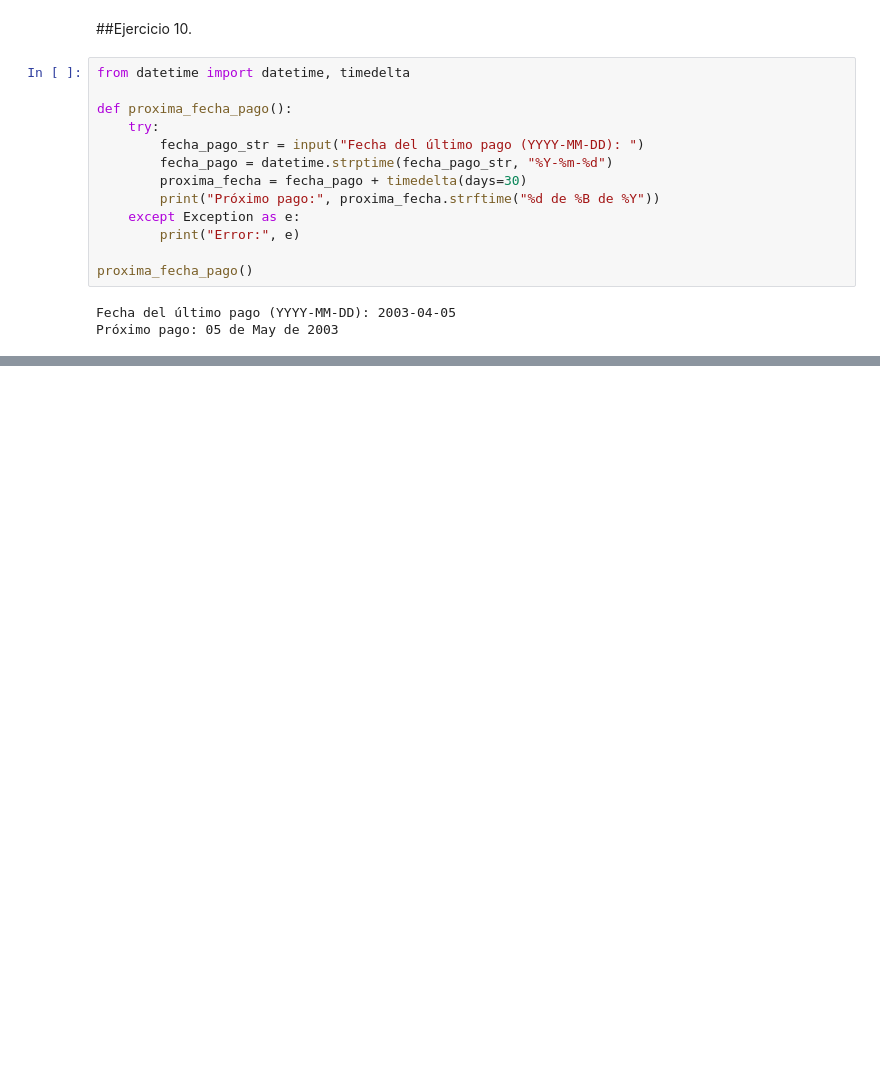
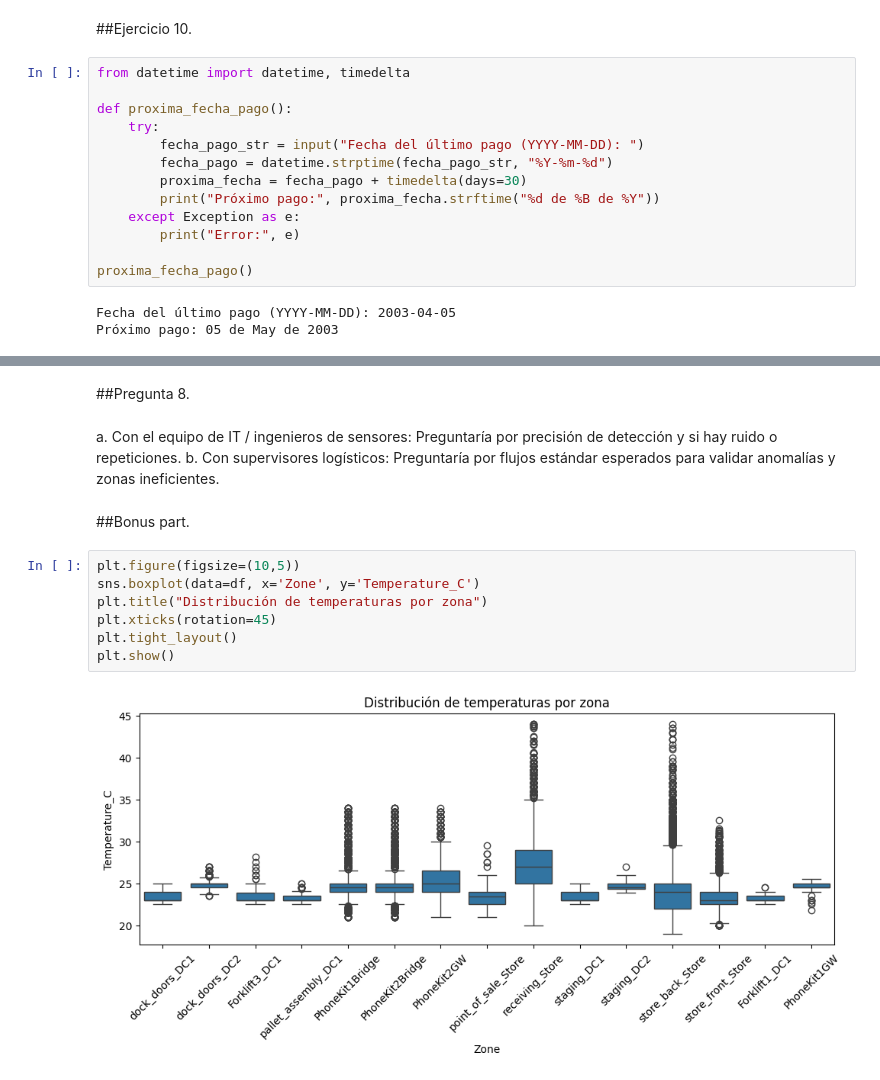
Before and after one commit to SebasFru/Terminal-de-Economia., a Jupyter notebook: Tareas_Economía.ipynb, the cells around one changed output, grey strips where cells are left out. Drawn from its saved outputs; the diff is of its cells as text; blank space fills up the shorter version.

```diff
--- a/Tareas_Economía.ipynb
+++ b/Tareas_Economía.ipynb
@@ -830,0 +1028,16 @@ Próximo pago: 05 de May de 2003
+# %% [markdown]
+##Pregunta 8.
+# %% [markdown]
+a. Con el equipo de IT / ingenieros de sensores: Preguntaría por precisión de detección y si hay ruido o repeticiones.
+b. Con supervisores logísticos: Preguntaría por flujos estándar esperados para validar anomalías y zonas ineficientes.
+# %% [markdown]
+##Bonus part.
+# %%
+plt.figure(figsize=(10,5))
+sns.boxplot(data=df, x='Zone', y='Temperature_C')
+plt.title("Distribución de temperaturas por zona")
+plt.xticks(rotation=45)
+plt.tight_layout()
+plt.show()
+# %% [output]
+[figure, added]
```
Also changed, not shown: parts of 19 cells of this notebook.
